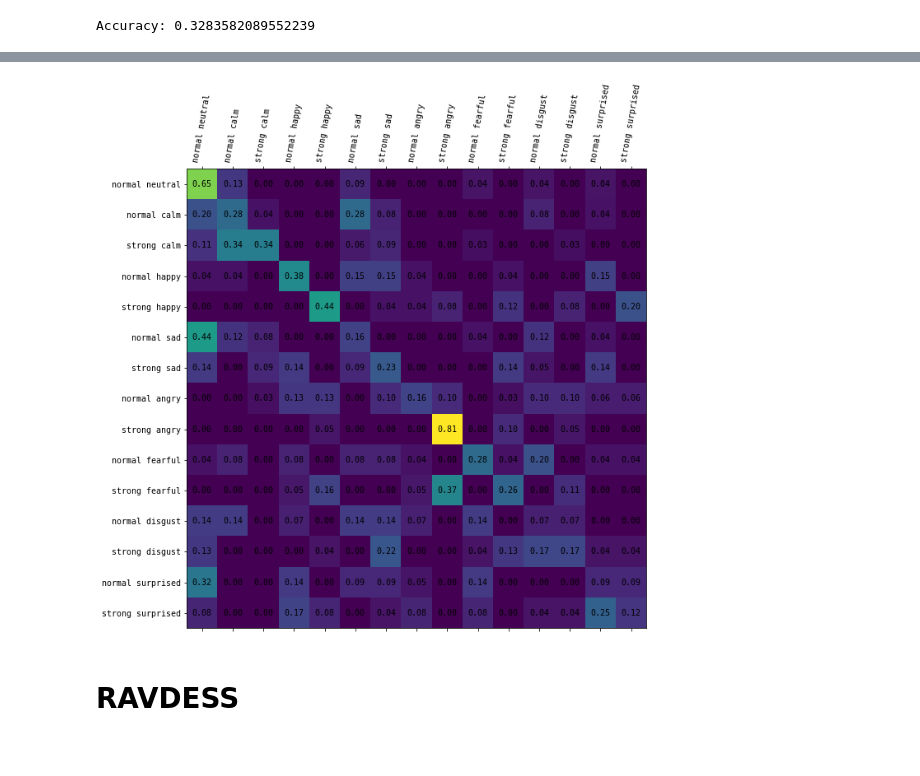
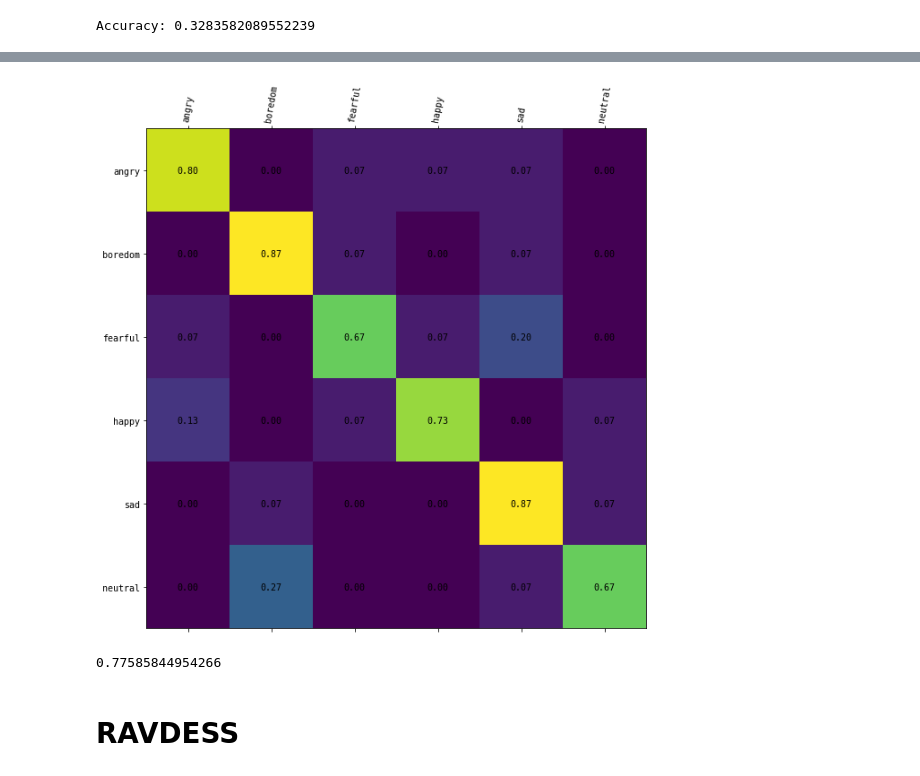
Before and after one commit to nologicexe/diploma, a Jupyter notebook: WaveletTransform.ipynb, the cells around one changed output, grey strips where cells are left out. Cells and saved outputs as stored; diff of their text form; code cells hidden in the pictures.

```diff
--- a/WaveletTransform.ipynb
+++ b/WaveletTransform.ipynb
@@ -475,0 +487,22 @@ print(len(sorted_data))
+# %%
+def equal_class_random_split(data_X, data_y, sampling_size=None):
+    if sampling_size is None:
+        sampling_size = min(distr.values())
+    selected_indicies = []
+    left_indicies = []
+    for c in np.unique(data_y):
+        class_indicies = np.array([i for i in range(len(data_y)) if data_y[i] == c])
+        ind = random.sample(range(len(class_indicies)), len(class_indicies))
+        selected, left = ind[:sampling_size], ind[sampling_size:]
+        selected_indicies.append(class_indicies[selected])
+        left_indicies.append(class_indicies[left])
+
+    selected_indicies = np.concatenate(selected_indicies)
+    left_indicies = np.concatenate(left_indicies)
+    selected_indicies = selected_indicies[random.sample(range(len(selected_indicies)), len(selected_indicies))]
+    left_indicies = left_indicies[random.sample(range(len(left_indicies)), len(left_indicies))]
+    return data_X[selected_indicies], data_X[left_indicies], data_y[selected_indicies], data_y[left_indicies]
+
+new_data_X, _, new_data_y, _ = equal_class_random_split(data_X, data_y)
+# %%
+X_train, X_test, y_train, y_test = equal_class_random_split(new_data_X, new_data_y, sampling_size=47)
@@ -481,12 +520,15 @@ X_train_scaled = scaler.transform(X_train)
 X_test_scaled = scaler.transform(X_test)
 # %%
 from sklearn import svm
+from sklearn.metrics import roc_auc_score
 
 c_values = [1e-5, 1e-4, 1e-3, 1e-2, 1e-1, 1, 1e1, 1e2, 1e3, 1e4, 1e5, 1e6, 1e7, 1e8]
 
+# X_val, y_val = X_test, y_test
+
 for C in c_values:
     clf = svm.SVC(C=C, probability=True)
-    clf.fit(X_train, y_train)
+    clf.fit(X_train_scaled, y_train)
     y_predict = clf.predict_proba(X_val)
 #     print(y_predict[0])
     roc_auc = roc_auc_score(y_val, y_predict, multi_class="ovo", average='macro')
@@ -535,7 +588,10 @@ plot_roc(y_predict, y_test, "Neural Network")
 # %%
+from sklearn import svm
+from sklearn.metrics import roc_auc_score
+
 clf = svm.SVC(C=1000, probability=True)
-clf.fit(X_train, y_train)
-y_predict = clf.predict_proba(X_test)
+clf.fit(X_train_scaled, y_train)
+y_predict = clf.predict_proba(X_test_scaled)
 y_predicted_labels = np.argmax(y_predict, axis=1)
 roc_auc = roc_auc_score(y_test, y_predict, multi_class="ovo", average='macro')
 print(f'roc_aug={roc_auc}')
@@ -545,15 +602,20 @@ NameError: name 'roc_auc_score' is not defined
 # %%
 from sklearn.metrics import confusion_matrix
-e_list = ["normal neutral", "normal calm", "strong calm", "normal happy", "strong happy", "normal sad", "strong sad", "normal angry", "strong angry", "normal fearful", "strong fearful", "normal disgust", "strong disgust", "normal surprised", "strong surprised"]
+e_list = ['angry', 'boredom', 'fearful', 'happy', 'sad', 'neutral']
 M = confusion_matrix(y_test, y_predicted_labels, normalize='true')
 plt.figure(figsize=(10, 10))
 plt.matshow(M, fignum=1)
-plt.xticks(np.arange(15), e_list, rotation=80)
-plt.yticks(np.arange(15), e_list, rotation=0)
+plt.xticks(np.arange(6), e_list, rotation=80)
+plt.yticks(np.arange(6), e_list, rotation=0)
 for (i, j), c in np.ndenumerate(M):
     plt.text(j, i, '{:0.2f}'.format(c), ha='center', va='center')
 # %% [output]
-[figure, old version]
+[figure, new version]
+# %%
+from sklearn.metrics import recall_score
+recall_score(y_predicted_labels, y_test, average='macro')
+# %% [output]
+0.77585844954266
 # %% [markdown]
 # RAVDESS
 # %%
```
Also changed, not shown: parts of 16 cells of this notebook.
